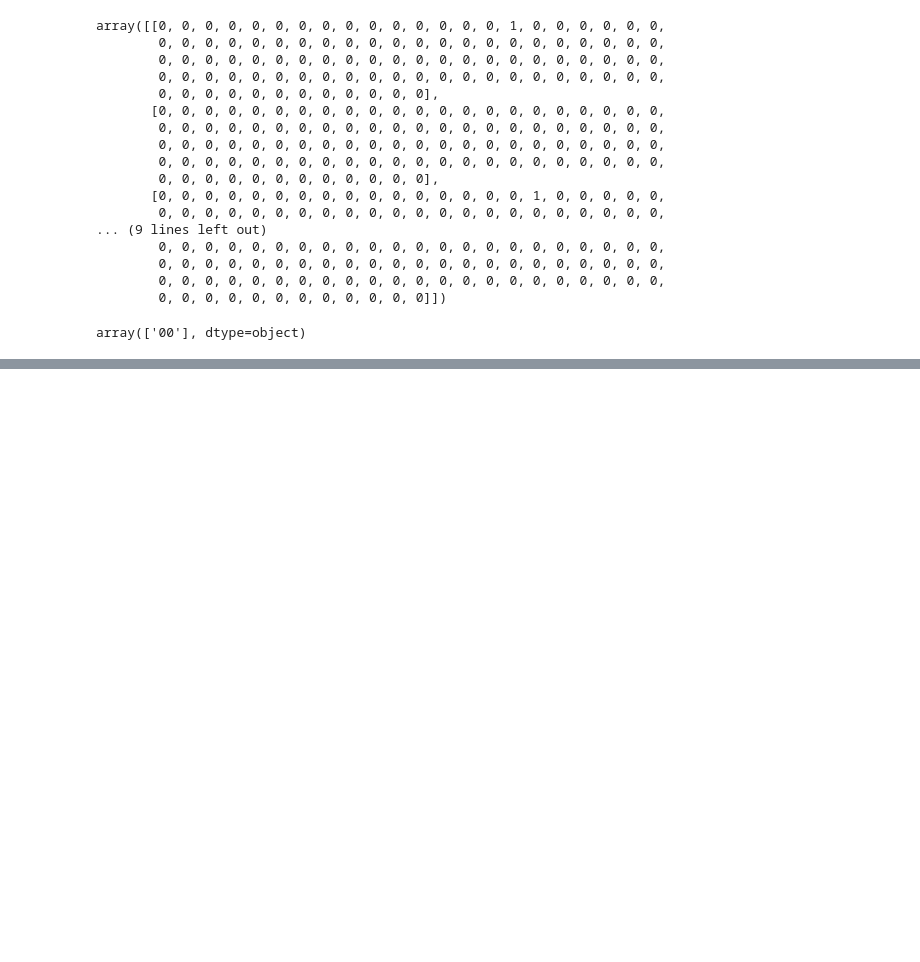
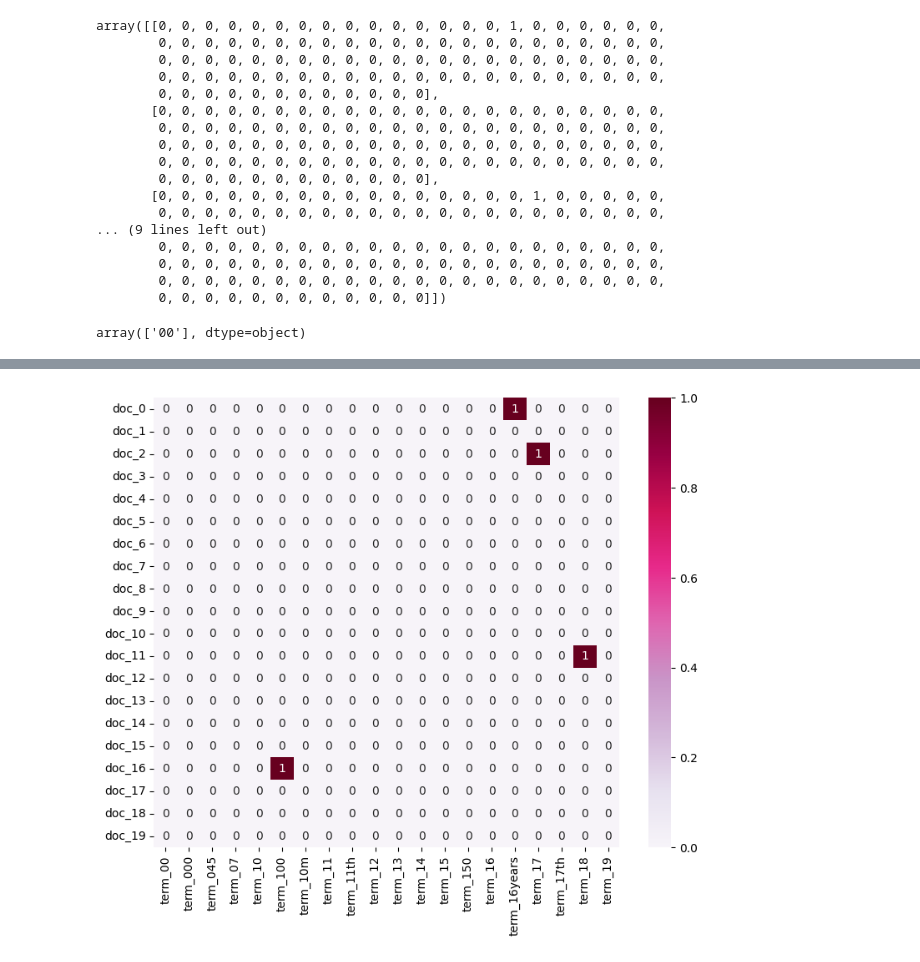
Before and after one commit to Kevindic0214/DM2024-Lab1-Homework, a Jupyter notebook: DM2024-Lab1-Homework.ipynb, the cells around one changed output, grey strips where cells are left out. Cells and saved outputs as stored; diff of their text form; code cells hidden in the pictures; blank space fills up the shorter version.

```diff
--- a/DM2024-Lab1-Homework.ipynb
+++ b/DM2024-Lab1-Homework.ipynb
@@ -979,0 +1037,9 @@ array(['00'], dtype=object)
+# %%
+# first twenty features only
+plot_x = ["term_"+str(i) for i in count_vect.get_feature_names_out()[0:20]]
+# %%
+# obtain document index
+plot_y = ["doc_"+str(i) for i in list(df_youtube.index)[0:20]]
+# %%
+plot_z = X_counts_youtube[0:20, 0:20].toarray() #X_counts[how many documents, how many terms]
+plot_z
@@ -979,0 +1067,10 @@ array(['00'], dtype=object)
+# %%
+import seaborn as sns
+
+df_todraw = pd.DataFrame(plot_z, columns = plot_x, index = plot_y)
+plt.subplots(figsize=(9, 7))
+ax = sns.heatmap(df_todraw,
+                 cmap="PuRd",
+                 vmin=0, vmax=1, annot=True)
+# %% [output]
+[figure, added]
```
Also changed, not shown: parts of 28 cells of this notebook.
